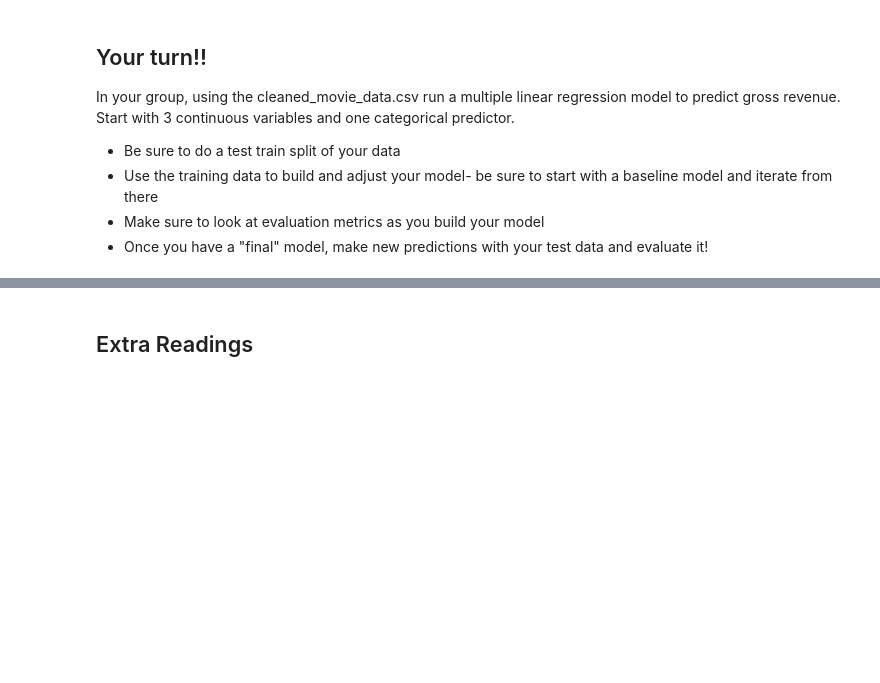
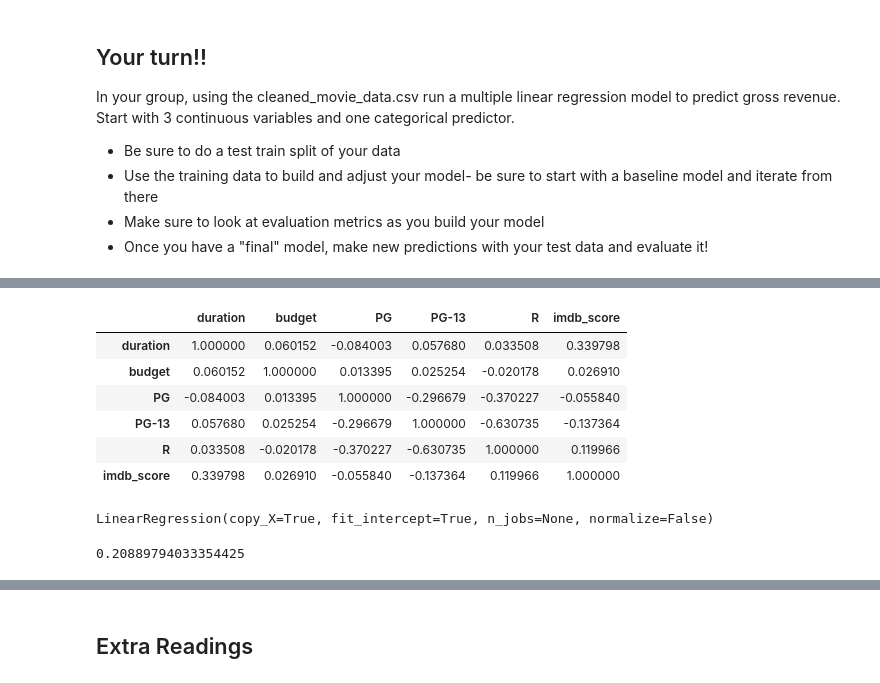
Before and after one commit to SlimHintz/Validation, a Jupyter notebook: Validation.ipynb, the cells around one changed output, grey strips where cells are left out. Saved outputs shown, nothing was run; the diff lists cells and outputs as text; code cells hidden in the pictures; blank space fills up the shorter version.

Commit message:
MY FIRST MODEL! spoiler. It sucks

```diff
--- a/Validation.ipynb
+++ b/Validation.ipynb
@@ -359,0 +558,4 @@ In your group, using the cleaned_movie_data.csv run a multiple linear regression
+# %%
+# Split into training and test sets
+train_set, test_set = train_test_split(df, test_size=0.2, random_state=42)
+test_set.gross.value_counts()/len(df)
@@ -359,0 +575,10 @@ In your group, using the cleaned_movie_data.csv run a multiple linear regression
+# %%
+# Split the training data into x and y training sets
+y_train = train_set.gross
+X_train = train_set.drop(columns="gross")
+# %%
+dummy = DummyRegressor()  # by default this will use the mean
+
+dummy.fit(X_train, y_train)
+
+dummy.score(X_train, y_train) # the score of a regression model is the r-squared value
@@ -359,0 +597,13 @@ In your group, using the cleaned_movie_data.csv run a multiple linear regression
+# %%
+# make an x variable where in we only have numerical data, removed "G"
+features = [
+    'duration',
+    "budget",
+    "PG",
+    "PG-13",
+    "R",
+    "imdb_score"
+]
+# Subset the data frame
+X_train_features_1 = X_train[features]
+X_train_features_1.head()
@@ -359,0 +617,19 @@ In your group, using the cleaned_movie_data.csv run a multiple linear regression
+# %%
+X_train_features_1.corr()
+# There is no signeficant evidence of colinarity
+# %% [output]
+|  | duration | budget | PG | PG-13 | R | imdb_score |
+| duration | 1.000000 | 0.060152 | -0.084003 | 0.057680 | 0.033508 | 0.339798 |
+| budget | 0.060152 | 1.000000 | 0.013395 | 0.025254 | -0.020178 | 0.026910 |
+| PG | -0.084003 | 0.013395 | 1.000000 | -0.296679 | -0.370227 | -0.055840 |
+| PG-13 | 0.057680 | 0.025254 | -0.296679 | 1.000000 | -0.630735 | -0.137364 |
+| R | 0.033508 | -0.020178 | -0.370227 | -0.630735 | 1.000000 | 0.119966 |
+| imdb_score | 0.339798 | 0.026910 | -0.055840 | -0.137364 | 0.119966 | 1.000000 |
+# %%
+# Instantiate our linear regression object
+lr = LinearRegression()
+
+## coefficients are learnt and stored in "lr" at this step
+lr.fit(X_train_features_1, y_train)
+# %% [output]
+LinearRegression(copy_X=True, fit_intercept=True, n_jobs=None, normalize=False)
@@ -359,0 +644,5 @@ In your group, using the cleaned_movie_data.csv run a multiple linear regression
+# %%
+# Calculate the R squared score of the features vs prediction
+lr.score(X_test_features_1, y_test)
+# %% [output]
+0.20889794033354425
```
Also changed, not shown: parts of 50 cells of this notebook.
